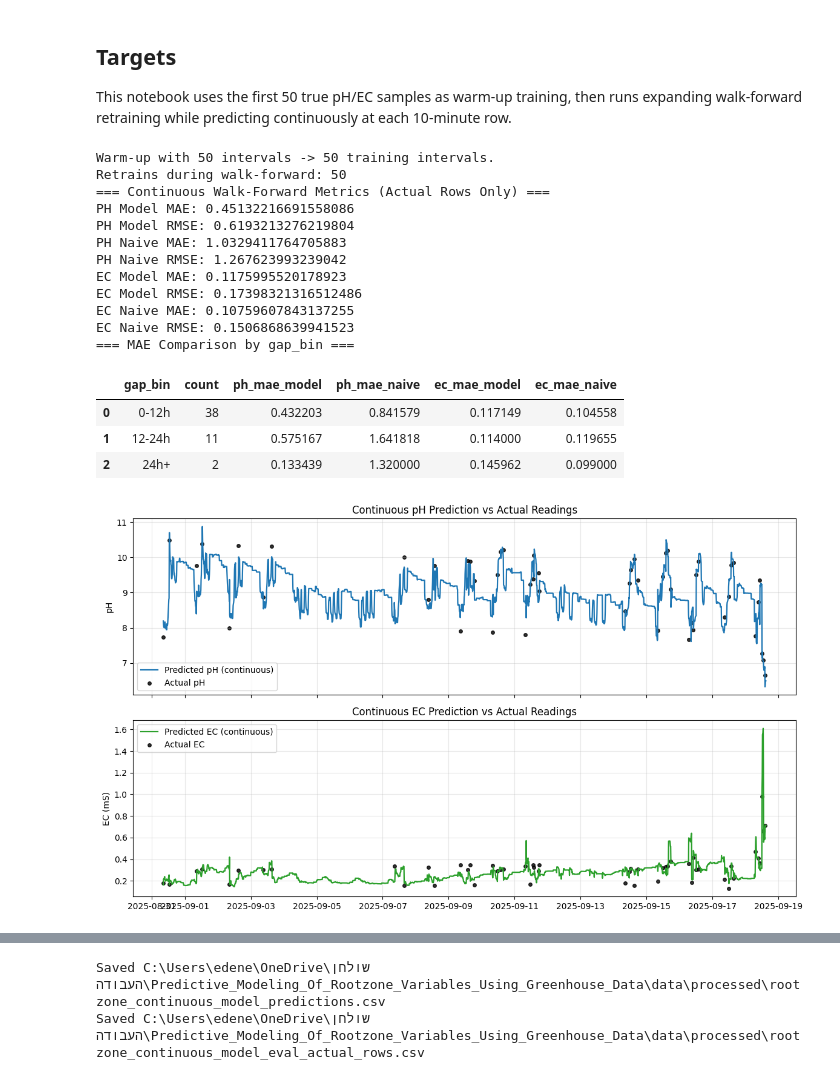
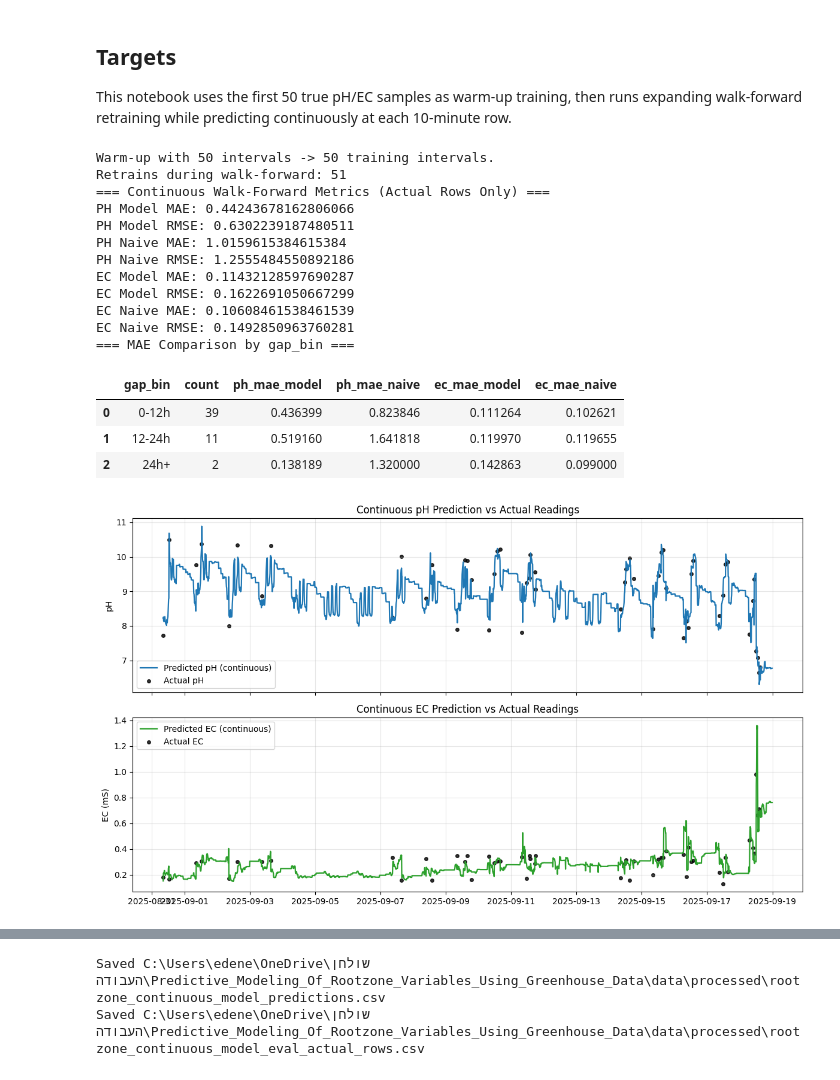
Before and after one commit to EliyahuEden/Predictive_Modeling_Of_Rootzone_Variables_Using_Greenhouse_Data, a Jupyter notebook: scripts/Continuous_Rootzone_Model.ipynb, the cells around one changed output, grey strips where cells are left out. Saved outputs shown, nothing was run; the diff lists cells and outputs as text; code cells hidden in the pictures.

```diff
--- a/scripts/Continuous_Rootzone_Model.ipynb
+++ b/scripts/Continuous_Rootzone_Model.ipynb
@@ -409,41 +395,42 @@ def select_features(cols, df_ref, label):
         raise ValueError(f"No {label} features left after filtering.")
     return keep
 
-
 feature_cols_ph = [
     'ph0',
-    'fert_dose_sum_24h',
-    'fert_dose_sum_12h',
-    'ph_driving_force_24h',   # במקום fert_x_ph0
+    'ec0',
+    'fert_acid_12h',
+    'fert_acid_24h',
+    'fert_acid_concentration_24h',
+    'ph_driving_force_24h',
     'irr_ml_sum_12h',
-    'irr_ml_sum_24h',
+    'hrs_since_last_irrig_t1',
+    'hours_since_last_fert_t1',
+    'vpd_mean_t0_t1',
+    'rad_sum_t0_t1',
+    'soil_temp_mean',
     'ET0_sum_per_hour',
-    'hours_since_last_fert_t1',
-    'hrs_since_last_irrig_t1',
-    'soil_temp_mean',
-    'ec0',
-    'gap_hours',
-    'vpd_mean_t0_t1',
-    'rad_sum_t0_t1'
+    'gap_hours'
 ]
 
 feature_cols_ec = [
     'ec0',
     'ph0',
-    'ET0_sum_per_hour',
-    'irr_ml_sum_24h',
-    'irr_ml_sum_12h',
-    'fert_dose_sum_24h',
-    'fert_dose_sum_12h',
+    'fert_salt_12h',
+    'fert_salt_24h',
+    'fert_acid_12h',
+    'fert_acid_24h',
     'fert_concentration_24h',
     'ec_driving_force_24h',
+    'irr_ml_sum_24h',
+    'hrs_since_last_irrig_t1',
     'hours_since_last_fert_t1',
-    'hrs_since_last_irrig_t1',
-    'gap_hours',
-    'soil_temp_mean',
+    'ET0_sum_per_hour',
     'vpd_mean_t0_t1',
-    'rad_sum_t0_t1'
+    'rad_sum_t0_t1',
+    'gap_hours'
 ]
+
+warmup_train_intervals = 50
 feature_cols_ph = select_features(feature_cols_ph, ds, 'pH')
 feature_cols_ec = select_features(feature_cols_ec, ds, 'EC')
 
@@ -633,46 +620,46 @@ bin_cmp_df = pd.DataFrame(bin_rows)
 print('=== MAE Comparison by gap_bin ===')
 display(bin_cmp_df)
 
 # For feature importance + SHAP cells.
 X_all_ph = train_df[feature_cols_ph].copy()
 X_all_ec = train_df[feature_cols_ec].copy()
 
 # Continuous prediction traces with actual points.
 fig, ax = plt.subplots(2, 1, figsize=(12, 7), sharex=True)
 ax[0].plot(results_df.index, results_df['ph_pred'], color='tab:blue', lw=1.6, label='Predicted pH (continuous)')
 ax[0].scatter(eval_df.index, eval_df['ph_true'], color='black', s=16, alpha=0.8, label='Actual pH')
 ax[0].set_ylabel('pH')
 ax[0].set_title('Continuous pH Prediction vs Actual Readings')
 ax[0].grid(True, alpha=0.3)
 ax[0].legend()
 
 ax[1].plot(results_df.index, results_df['ec_pred'], color='tab:green', lw=1.6, label='Predicted EC (continuous)')
 ax[1].scatter(eval_df.index, eval_df['ec_true'], color='black', s=16, alpha=0.8, label='Actual EC')
 ax[1].set_ylabel('EC (mS)')
 ax[1].set_title('Continuous EC Prediction vs Actual Readings')
 ax[1].grid(True, alpha=0.3)
 ax[1].legend()
 
 plt.tight_layout()
 plt.show()
 # %% [output]
 Warm-up with 50 intervals -> 50 training intervals.
-Retrains during walk-forward: 50
+Retrains during walk-forward: 51
 === Continuous Walk-Forward Metrics (Actual Rows Only) ===
-PH Model MAE: 0.45132216691558086
-PH Model RMSE: 0.6193213276219804
-PH Naive MAE: 1.0329411764705883
-PH Naive RMSE: 1.267623993239042
-EC Model MAE: 0.1175995520178923
-EC Model RMSE: 0.17398321316512486
-EC Naive MAE: 0.10759607843137255
-EC Naive RMSE: 0.1506868639941523
+PH Model MAE: 0.44243678162806066
+PH Model RMSE: 0.6302239187480511
+PH Naive MAE: 1.0159615384615384
+PH Naive RMSE: 1.2555484550892186
+EC Model MAE: 0.11432128597690287
+EC Model RMSE: 0.1622691050667299
+EC Naive MAE: 0.10608461538461539
+EC Naive RMSE: 0.1492850963760281
 === MAE Comparison by gap_bin ===
 |  | gap_bin | count | ph_mae_model | ph_mae_naive | ec_mae_model | ec_mae_naive |
-| 0 | 0-12h | 38 | 0.432203 | 0.841579 | 0.117149 | 0.104558 |
-| 1 | 12-24h | 11 | 0.575167 | 1.641818 | 0.114000 | 0.119655 |
-| 2 | 24h+ | 2 | 0.133439 | 1.320000 | 0.145962 | 0.099000 |
+| 0 | 0-12h | 39 | 0.436399 | 0.823846 | 0.111264 | 0.102621 |
+| 1 | 12-24h | 11 | 0.519160 | 1.641818 | 0.119970 | 0.119655 |
+| 2 | 24h+ | 2 | 0.138189 | 1.320000 | 0.142863 | 0.099000 |
-[figure, old version]
+[figure, new version]
 # %%
 # Feature importance (display only) for the current feature sets.
 for tgt_name, est, cols in [
```
Also changed, not shown: parts of 4 cells of this notebook, 2 other files.
